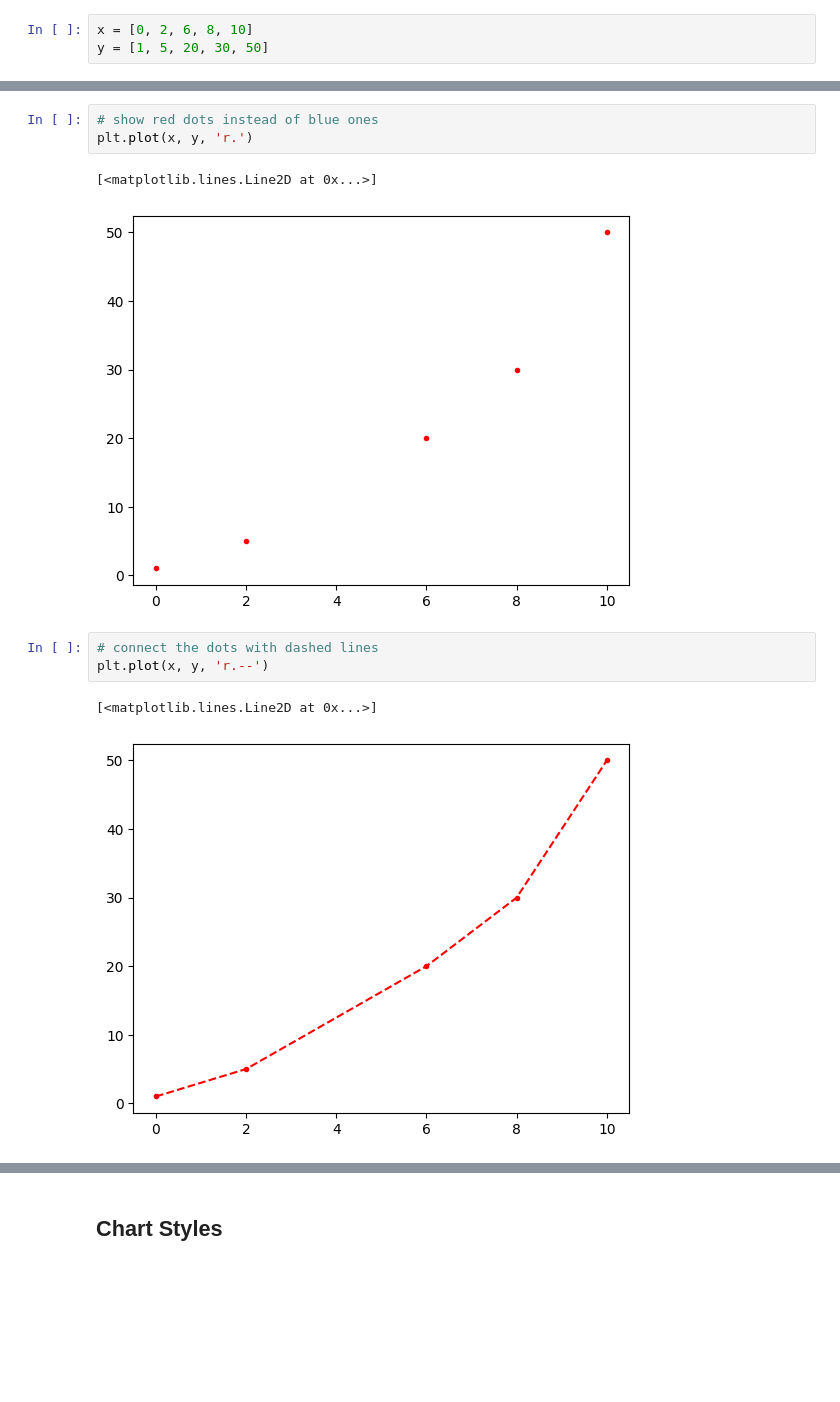
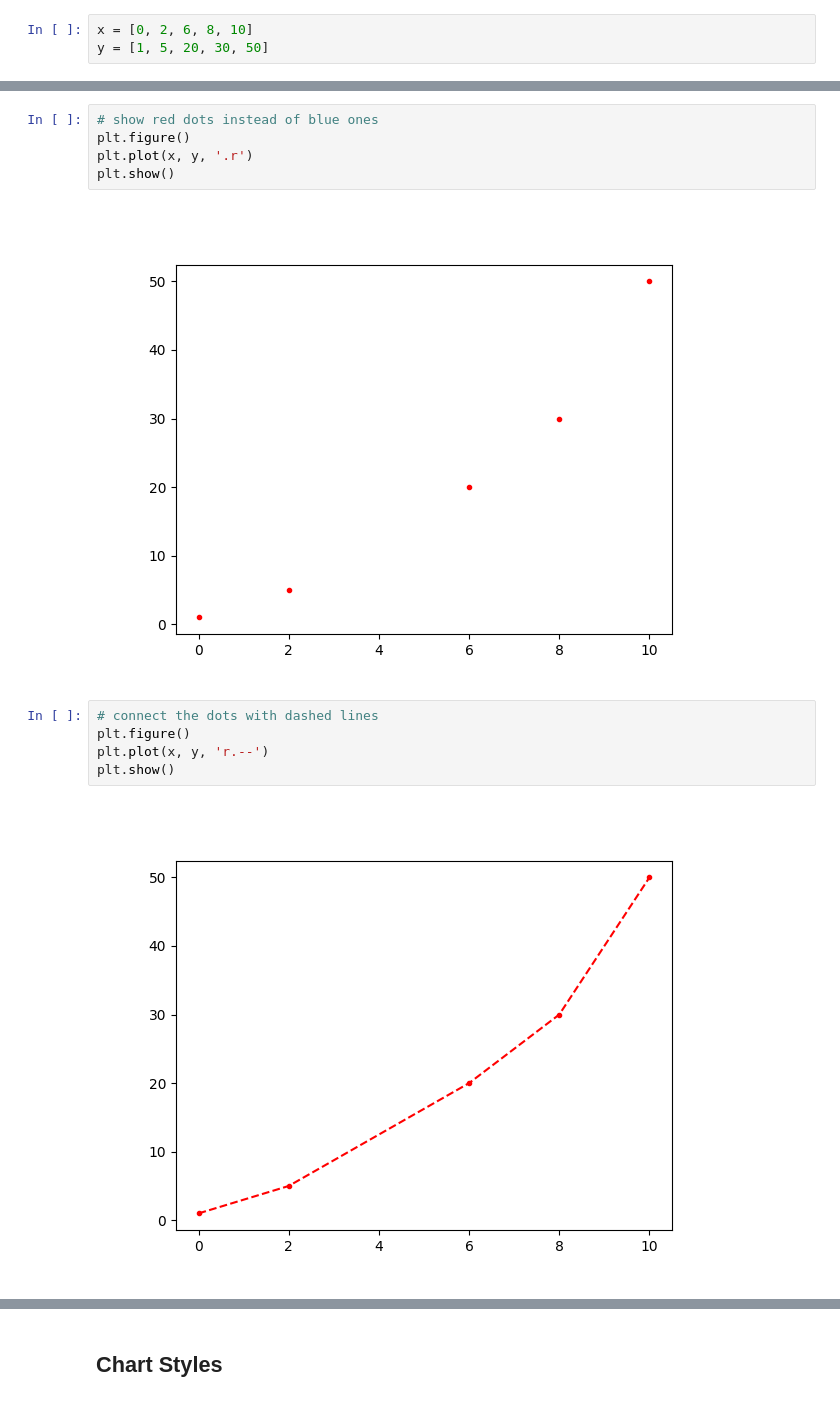
Before and after one commit to mt-robotics/python, a Jupyter notebook: data_science/matplotlib/matplotlib.ipynb, the cells around one changed output, grey strips where cells are left out. Cells and saved outputs as stored; diff of their text form; blank space fills up the shorter version.

```diff
--- a/data_science/matplotlib/matplotlib.ipynb
+++ b/data_science/matplotlib/matplotlib.ipynb
@@ -37,15 +46,17 @@ plt.plot(x, y, '.')
 # %%
 # show red dots instead of blue ones
-plt.plot(x, y, 'r.')
+plt.figure()
+plt.plot(x, y, '.r')
+plt.show()
 # %% [output]
-[<matplotlib.lines.Line2D at 0x...>]
-[figure, old version]
+[figure, new version]
 # %%
 # connect the dots with dashed lines
+plt.figure()
 plt.plot(x, y, 'r.--')
+plt.show()
 # %% [output]
-[<matplotlib.lines.Line2D at 0x...>]
-[figure, old version]
+[figure, new version]
 # %%
 # show a bar char
 xstr = ['Luke', 'Tom', 'Rob', 'Sue', 'Ryan']
```
Also changed, not shown: parts of 27 cells of this notebook, 7 other files.
